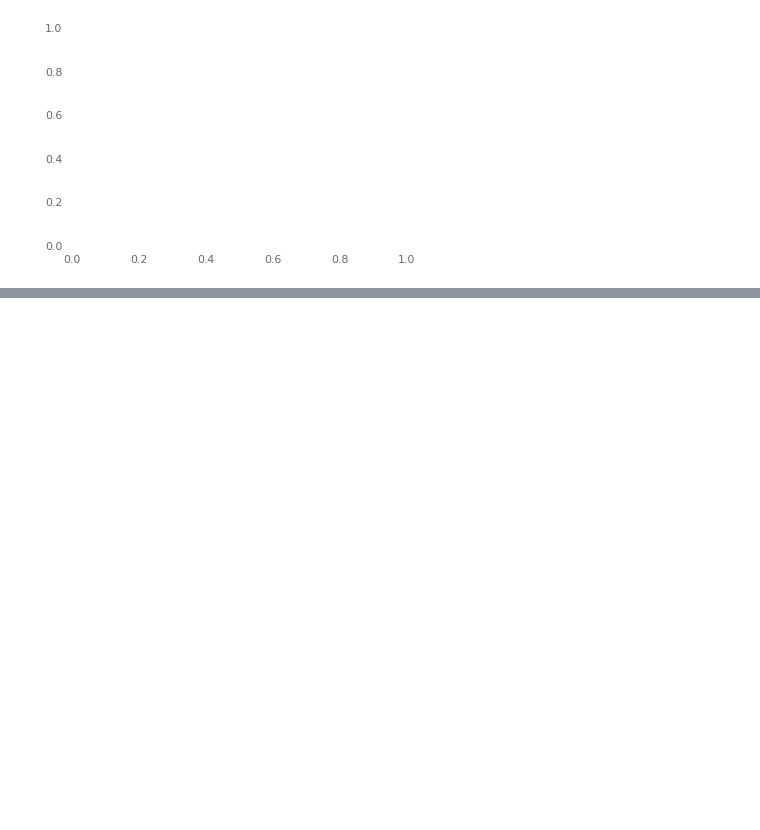
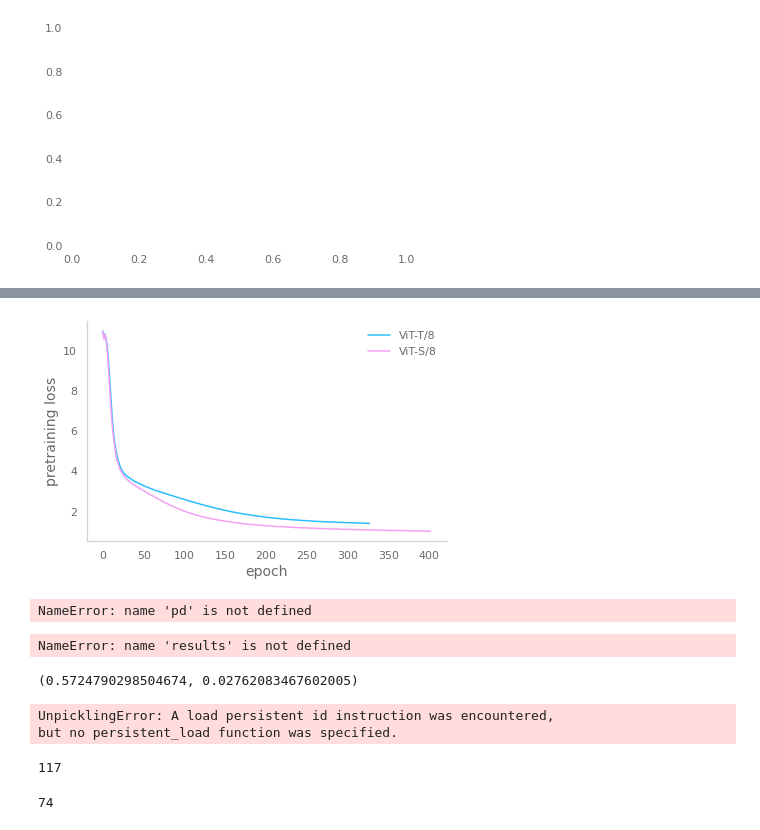
Before and after one commit to annawoodard/dino, a Jupyter notebook: run_plots.ipynb, the cells around one changed output, grey strips where cells are left out. Cells and saved outputs as stored; diff of their text form; code cells hidden in the pictures; blank space fills up the shorter version.

```diff
--- a/run_plots.ipynb
+++ b/run_plots.ipynb
@@ -82,0 +69,16 @@ plot_loss(
+# %%
+plot_loss(
+    [
+        (
+            "pretraining_runs/vit_tiny_p8/log.txt",
+            "ViT-T/8",
+        ),
+        (
+            "pretraining_runs/vit_small_p8/log.txt",
+            "ViT-S/8",
+        ),
+    ],
+    "",
+)
+# %% [output]
+[figure, added]
@@ -82,0 +87,18 @@ plot_loss(
+# %%
+results = pd.DataFrame(torch.load("ft_runs/stacked_views/vit_small_p8/results.pth.tar"))
+results.to_pickle("ft_runs/stacked_views/vit_small_p8/results.pkl")
+# %% [output]
+NameError: name 'pd' is not defined
+# %%
+results[pd.isnull(results.fold)].c_index.iloc[0]
+# %% [output]
+NameError: name 'results' is not defined
+# %%
+results.c_index.mean(), results.c_index.std()
+# %% [output]
+(0.5724790298504674, 0.02762083467602005)
+# %%
+results = pd.read_pickle("ft_runs/single_view/vit_small_p4/results.pkl")
+# %% [output]
+UnpicklingError: A load persistent id instruction was encountered,
+but no persistent_load function was specified.
@@ -82,0 +107,4 @@ plot_loss(
+# %%
+len(bmmr2_training)
+# %% [output]
+117
@@ -82,0 +113,4 @@ plot_loss(
+# %%
+len(bmmr2_testing)
+# %% [output]
+74
```
Also changed, not shown: parts of 17 cells of this notebook.
